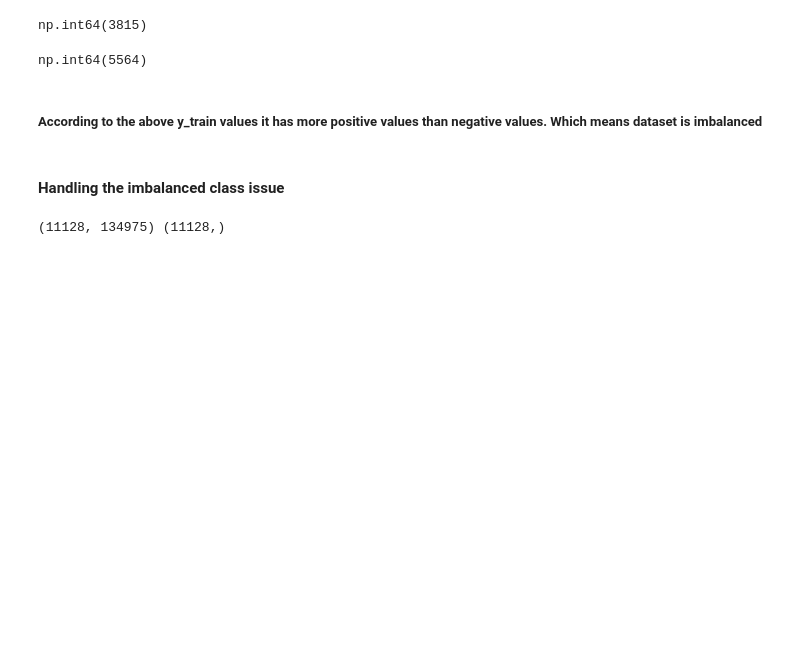
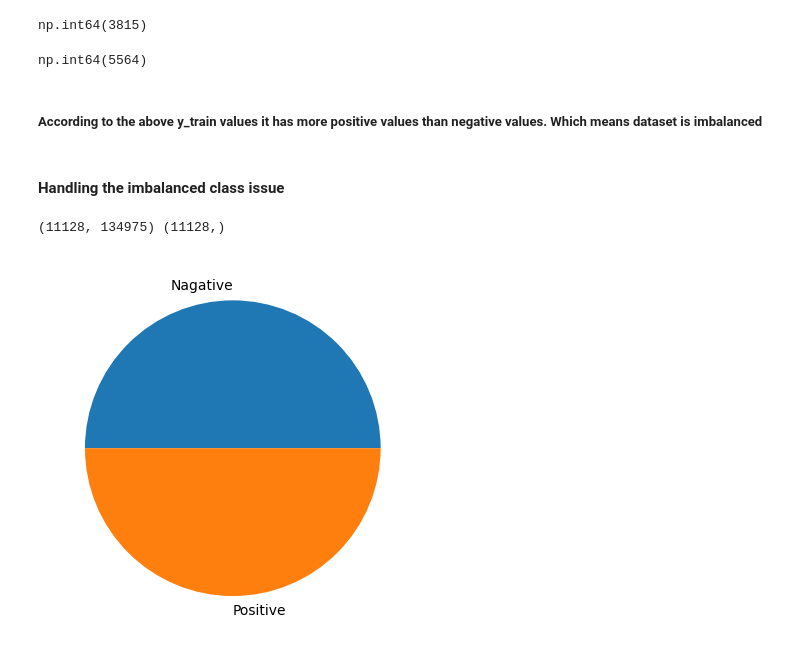
Before and after one commit to savindumahasen/AI-Detection-System-, a Jupyter notebook: Notebook.ipynb, the cells around one changed output. Drawn from its saved outputs; the diff is of its cells as text; code cells hidden in the pictures; blank space fills up the shorter version.

Commit message:
Plot the y_train values after fixing the  class imbalance issue

```diff
--- a/Notebook.ipynb
+++ b/Notebook.ipynb
@@ -442,5 +442,7 @@ print(vectorized_x_train_smote.shape,y_train_smote.shape)
 (11128, 134975) (11128,)
 # %%
 import matplotlib.pyplot as plt
-plt.pie(np.array([y_train.value_counts()[0], y_train.value_counts()[1]]), labels=["Nagative","Positive"])
+plt.pie(np.array([y_train_smote.value_counts()[0], y_train_smote.value_counts()[1]]), labels=["Nagative","Positive"])
 plt.show()
+# %% [output]
+[figure, added]
```
Also changed, not shown: parts of 2 cells of this notebook.
